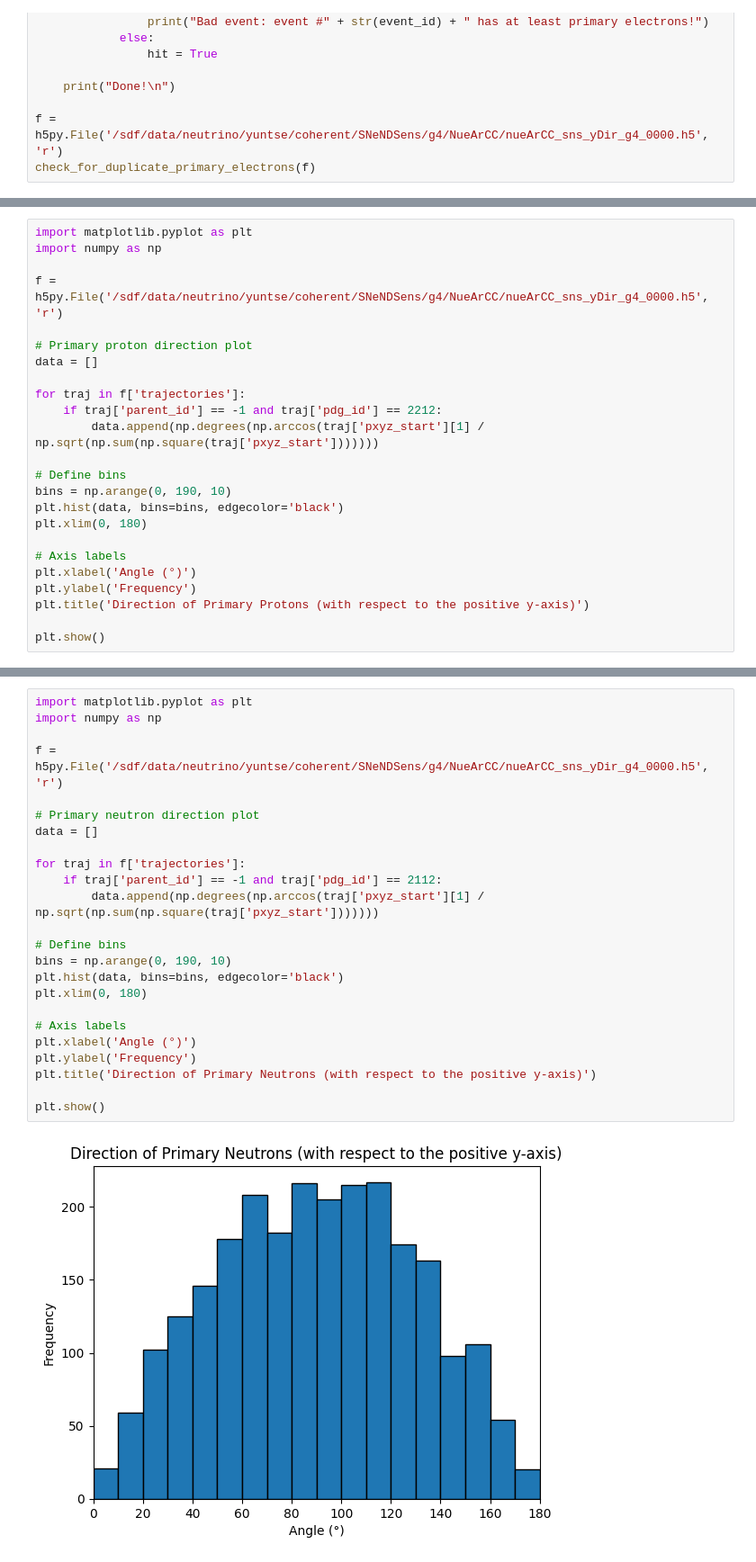
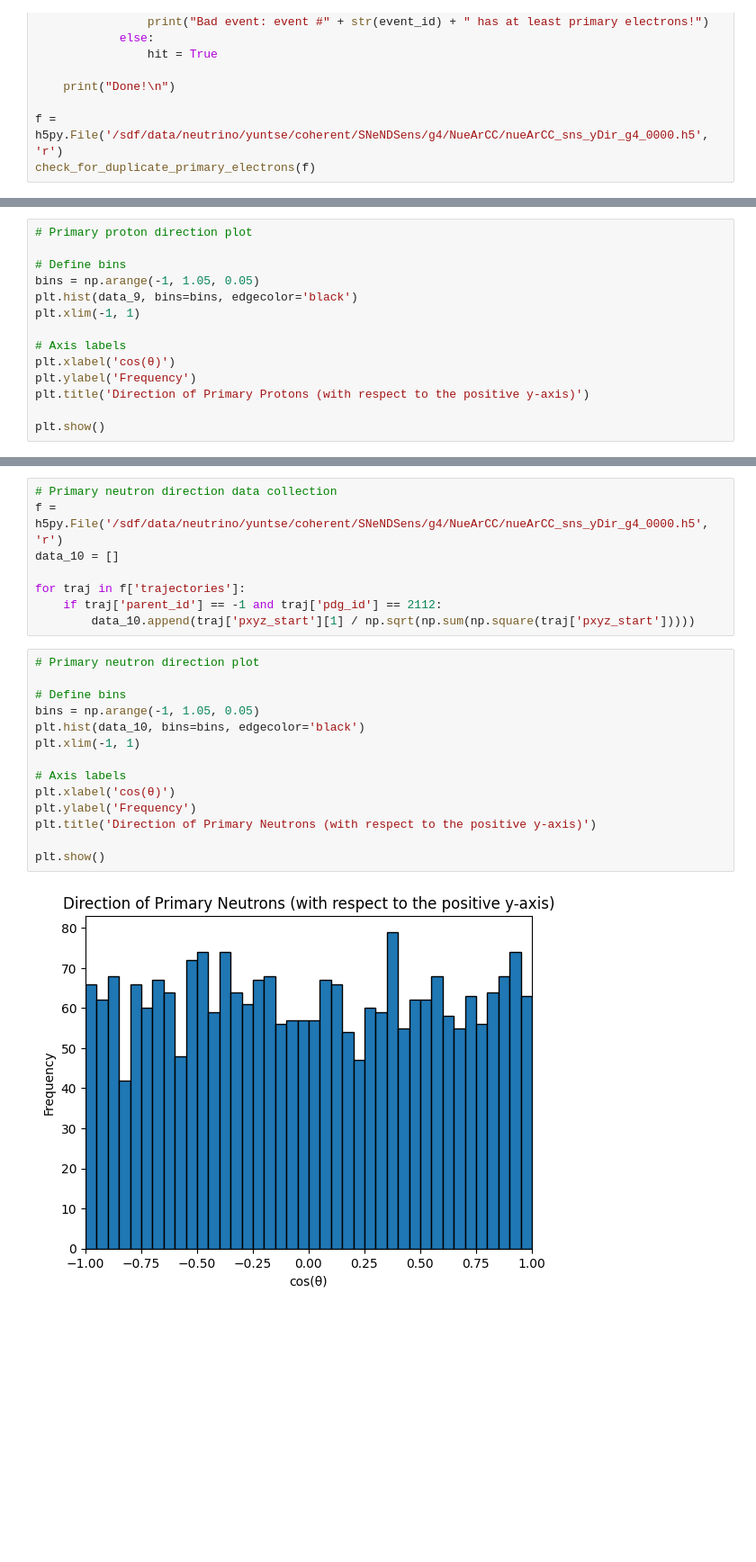
Before and after one commit to vaccarojohn/SNeNDSim, a Jupyter notebook: sim/verify_signal.ipynb, the cells around one changed output, grey strips where cells are left out. Shown at 90% size. Cells and saved outputs as stored; diff of their text form; blank space fills up the shorter version.

```diff
--- a/sim/verify_signal.ipynb
+++ b/sim/verify_signal.ipynb
@@ -388,23 +380,13 @@ plt.show()
 # %%
-import matplotlib.pyplot as plt
-import numpy as np
-
-f = h5py.File('/sdf/data/neutrino/yuntse/coherent/SNeNDSens/g4/NueArCC/nueArCC_sns_yDir_g4_0000.h5', 'r')
-
 # Primary proton direction plot
-data = []
-
-for traj in f['trajectories']:
-    if traj['parent_id'] == -1 and traj['pdg_id'] == 2212:
-        data.append(np.degrees(np.arccos(traj['pxyz_start'][1] / np.sqrt(np.sum(np.square(traj['pxyz_start']))))))
 
 # Define bins
-bins = np.arange(0, 190, 10)
-plt.hist(data, bins=bins, edgecolor='black')
-plt.xlim(0, 180)
+bins = np.arange(-1, 1.05, 0.05)
+plt.hist(data_9, bins=bins, edgecolor='black')
+plt.xlim(-1, 1)
 
 # Axis labels
-plt.xlabel('Angle (°)')
+plt.xlabel('cos(θ)')
 plt.ylabel('Frequency')
 plt.title('Direction of Primary Protons (with respect to the positive y-axis)')
 
@@ -414,26 +396,24 @@ plt.show()
+# %%
+# Primary neutron direction data collection
+f = h5py.File('/sdf/data/neutrino/yuntse/coherent/SNeNDSens/g4/NueArCC/nueArCC_sns_yDir_g4_0000.h5', 'r')
+data_10 = []
+
+for traj in f['trajectories']:
+    if traj['parent_id'] == -1 and traj['pdg_id'] == 2112:
+        data_10.append(traj['pxyz_start'][1] / np.sqrt(np.sum(np.square(traj['pxyz_start']))))
 # %%
-import matplotlib.pyplot as plt
-import numpy as np
-
-f = h5py.File('/sdf/data/neutrino/yuntse/coherent/SNeNDSens/g4/NueArCC/nueArCC_sns_yDir_g4_0000.h5', 'r')
-
 # Primary neutron direction plot
-data = []
-
-for traj in f['trajectories']:
-    if traj['parent_id'] == -1 and traj['pdg_id'] == 2112:
-        data.append(np.degrees(np.arccos(traj['pxyz_start'][1] / np.sqrt(np.sum(np.square(traj['pxyz_start']))))))
 
 # Define bins
-bins = np.arange(0, 190, 10)
-plt.hist(data, bins=bins, edgecolor='black')
-plt.xlim(0, 180)
+bins = np.arange(-1, 1.05, 0.05)
+plt.hist(data_10, bins=bins, edgecolor='black')
+plt.xlim(-1, 1)
 
 # Axis labels
-plt.xlabel('Angle (°)')
+plt.xlabel('cos(θ)')
 plt.ylabel('Frequency')
 plt.title('Direction of Primary Neutrons (with respect to the positive y-axis)')
 
 plt.show()
 # %% [output]
-[figure, old version]
+[figure, new version]
```
Also changed, not shown: parts of 29 cells of this notebook.
